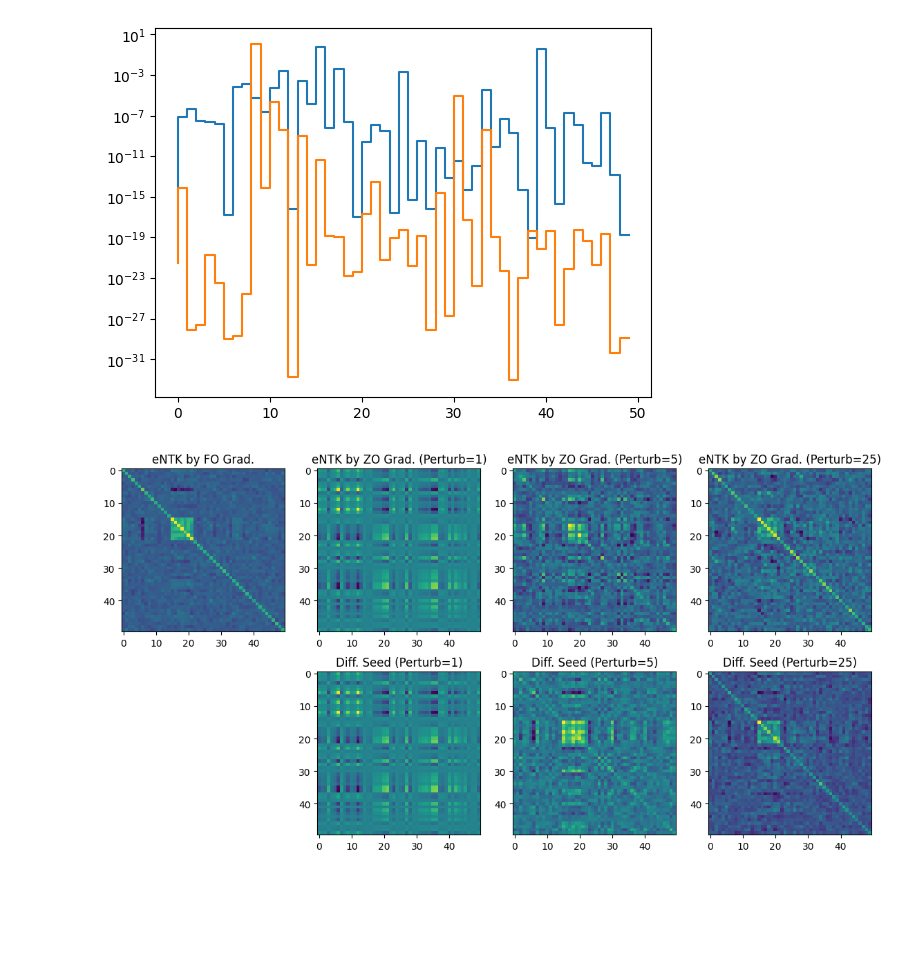
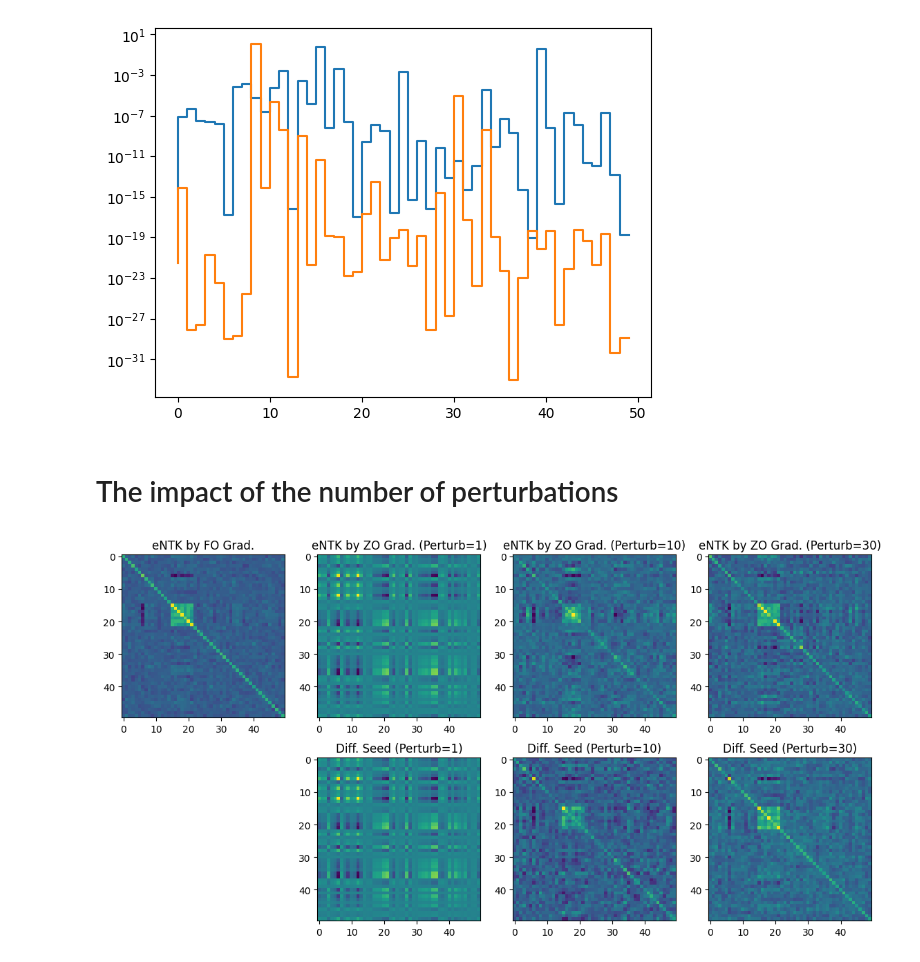
Before and after one commit to RogerRogerUSC/ZO-Learning-Dynamics, a Jupyter notebook: src/zo_dynamics/linear_func.ipynb, the cells around one changed output. Drawn from its saved outputs; the diff is of its cells as text; code cells hidden in the pictures; blank space fills up the shorter version.

Commit message:
Add multiple perturbation distributions.

```diff
--- a/src/zo_dynamics/linear_func.ipynb
+++ b/src/zo_dynamics/linear_func.ipynb
@@ -89,21 +98,23 @@ plot(zo_probs_t, zo_probs_t1)
 <Axes: >
 [figure]
 [figure]
+# %% [markdown]
+# The impact of the number of perturbations
 # %%
 fig, axes = plt.subplots(2, 4, figsize=(14, 7))
 axes[0, 0].imshow(Wt_peaky @ Wt_peaky.T)
 axes[0, 0].set_title("eNTK by FO Grad.")
-axes[1, 0].axis('off')
+axes[1, 0].axis("off")
 
-for i, perturb in enumerate([1, 5, 25]):
-    np.random.seed(10086+i)
+for i, perturb in enumerate([1, 10, 30]):
+    np.random.seed(10086 + i)
     u = np.random.randn(dim_input, perturb)
-    axes[0, i+1].imshow(Wt_peaky @ u @ u.T @ Wt_peaky.T)
-    axes[0, i+1].set_title(f"eNTK by ZO Grad. (Perturb={perturb})")
+    axes[0, i + 1].imshow(Wt_peaky @ u @ u.T @ Wt_peaky.T)
+    axes[0, i + 1].set_title(f"eNTK by ZO Grad. (Perturb={perturb})")
 
-    np.random.seed(10086+i*2)
+    np.random.seed(10086 + i * 2)
     u = np.random.randn(dim_input, perturb)
-    axes[1, i+1].imshow(Wt_peaky @ u @ u.T @ Wt_peaky.T)
-    axes[1, i+1].set_title(f"Diff. Seed (Perturb={perturb})")
+    axes[1, i + 1].imshow(Wt_peaky @ u @ u.T @ Wt_peaky.T)
+    axes[1, i + 1].set_title(f"Diff. Seed (Perturb={perturb})")
 # %% [output]
-[figure, old version]
+[figure, new version]
```
Also changed, not shown: parts of 5 cells of this notebook.
